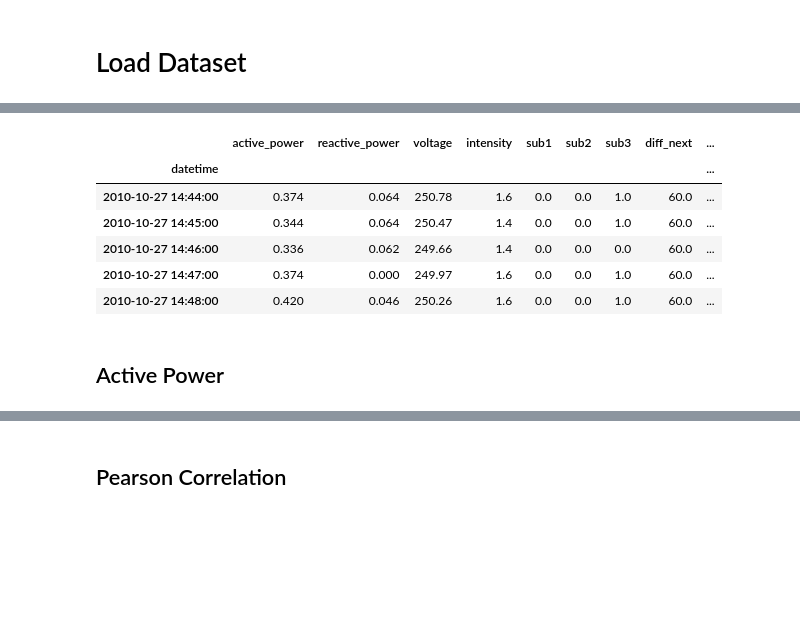
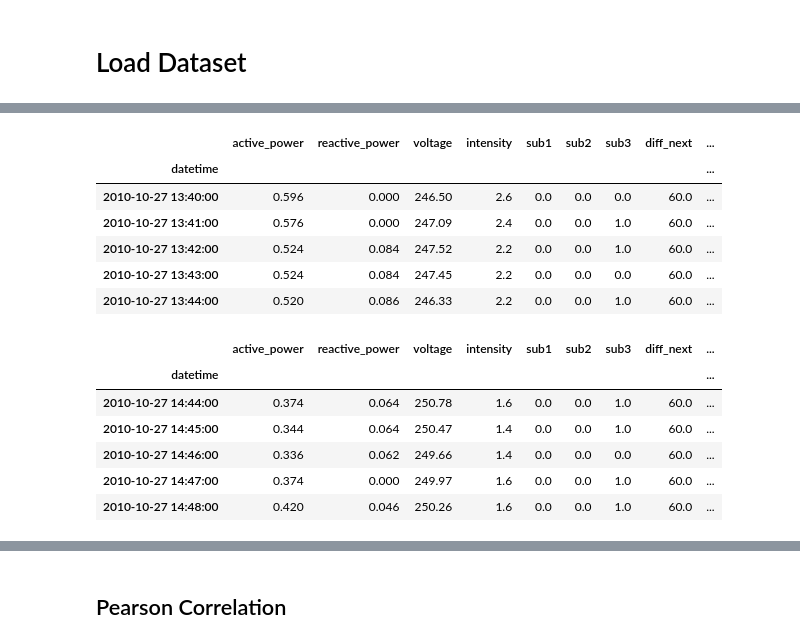
Before and after one commit to AndersonJo/hybrid-lstm, a Jupyter notebook: 01 Understanding Dataset.ipynb, the cells around one changed output, grey strips where cells are left out. Drawn from its saved outputs; the diff is of its cells as text; code cells hidden in the pictures; blank space fills up the shorter version.

```diff
--- a/01 Understanding Dataset.ipynb
+++ b/01 Understanding Dataset.ipynb
@@ -49,10 +49,12 @@ BATCH_SIZE = 2048
 # %% [markdown]
 # Load Dataset
 # %%
-dataset, data_x, data_y = load_household_power_consumption()
+dataset = load_household_power_consumption()
+data_x, data_y = split_x_y(dataset)
 
 # Add Y
-dataset['active_power_p'] = dataset['active_power'].shift(PREDICT_SIZE)
+dataset['active_power_p'] = dataset['active_power'].shift(-PREDICT_SIZE)
 dataset.dropna(inplace=True)
 display(dataset.head())
+display(dataset.iloc[PREDICT_SIZE:].head())
 # %% [output]
@@ -60,9 +62,14 @@ display(dataset.head())
 |  | active_power | reactive_power | voltage | intensity | sub1 | sub2 | sub3 | diff_next | ... |
 | datetime |  |  |  |  |  |  |  |  | ... |
-| 2010-10-27 14:44:00 | 0.374 | 0.064 | 250.78 | 1.6 | 0.0 | 0.0 | 1.0 | 60.0 | ... |
-| 2010-10-27 14:45:00 | 0.344 | 0.064 | 250.47 | 1.4 | 0.0 | 0.0 | 1.0 | 60.0 | ... |
-| 2010-10-27 14:46:00 | 0.336 | 0.062 | 249.66 | 1.4 | 0.0 | 0.0 | 0.0 | 60.0 | ... |
-| 2010-10-27 14:47:00 | 0.374 | 0.000 | 249.97 | 1.6 | 0.0 | 0.0 | 1.0 | 60.0 | ... |
-| 2010-10-27 14:48:00 | 0.420 | 0.046 | 250.26 | 1.6 | 0.0 | 0.0 | 1.0 | 60.0 | ... |
+| 2010-10-27 13:40:00 | 0.596 | 0.000 | 246.50 | 2.6 | 0.0 | 0.0 | 0.0 | 60.0 | ... |
+| 2010-10-27 13:41:00 | 0.576 | 0.000 | 247.09 | 2.4 | 0.0 | 0.0 | 1.0 | 60.0 | ... |
+| 2010-10-27 13:42:00 | 0.524 | 0.084 | 247.52 | 2.2 | 0.0 | 0.0 | 1.0 | 60.0 | ... |
+| 2010-10-27 13:43:00 | 0.524 | 0.084 | 247.45 | 2.2 | 0.0 | 0.0 | 0.0 | 60.0 | ... |
+| 2010-10-27 13:44:00 | 0.520 | 0.086 | 246.33 | 2.2 | 0.0 | 0.0 | 1.0 | 60.0 | ... |
+|  | active_power | reactive_power | voltage | intensity | sub1 | sub2 | sub3 | diff_next | ... |
+| datetime |  |  |  |  |  |  |  |  | ... |
+| 2010-10-27 14:44:00 | 0.374 | 0.064 | 250.78 | 1.6 | 0.0 | 0.0 | 1.0 | 60.0 | ... |
+| 2010-10-27 14:45:00 | 0.344 | 0.064 | 250.47 | 1.4 | 0.0 | 0.0 | 1.0 | 60.0 | ... |
+| 2010-10-27 14:46:00 | 0.336 | 0.062 | 249.66 | 1.4 | 0.0 | 0.0 | 0.0 | 60.0 | ... |
+| 2010-10-27 14:47:00 | 0.374 | 0.000 | 249.97 | 1.6 | 0.0 | 0.0 | 1.0 | 60.0 | ... |
+| 2010-10-27 14:48:00 | 0.420 | 0.046 | 250.26 | 1.6 | 0.0 | 0.0 | 1.0 | 60.0 | ... |
-# %% [markdown]
-## Active Power
```
Also changed, not shown: parts of 8 cells of this notebook, 5 other files.
